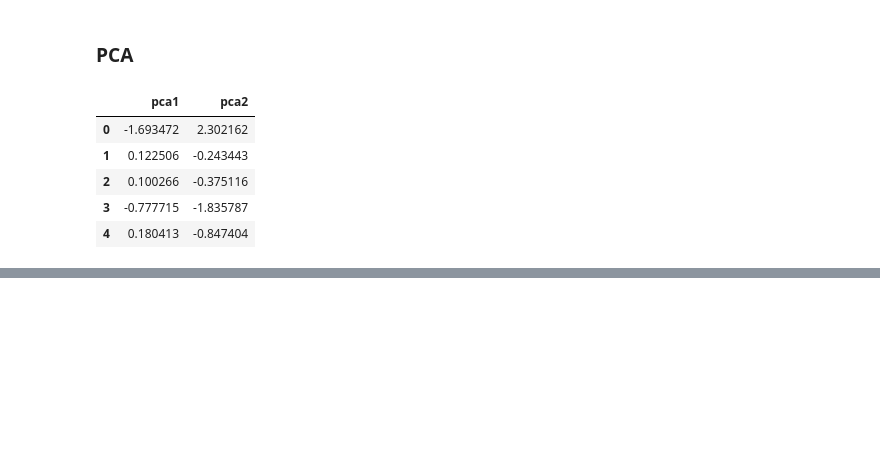
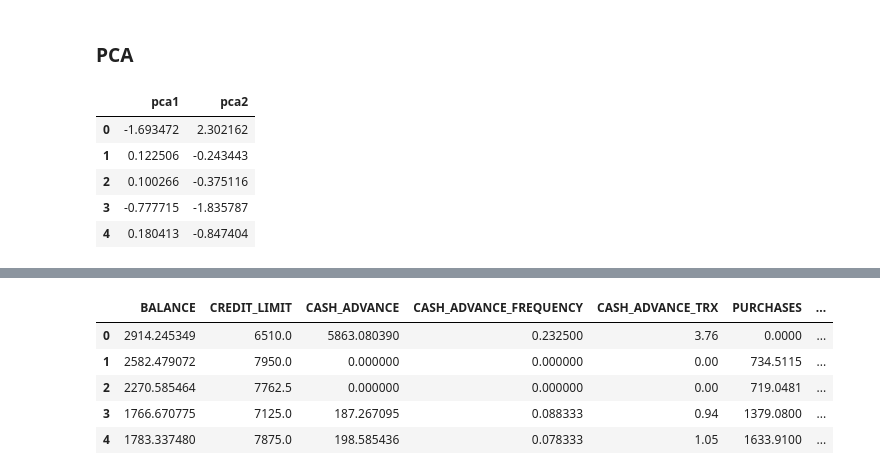
Before and after one commit to mhs10031990/INS_CUST_SEGMT_Repo, a Jupyter notebook: CUST_SEGMT_Unsupervised_Modeling.ipynb, the cells around one changed output, grey strips where cells are left out. Cells and saved outputs as stored; diff of their text form; code cells hidden in the pictures; blank space fills up the shorter version.

```diff
--- a/CUST_SEGMT_Unsupervised_Modeling.ipynb
+++ b/CUST_SEGMT_Unsupervised_Modeling.ipynb
@@ -244,7 +263,14 @@ cluster_centers
 # %%
 # create a column as "cluster" & store the respective cluster name that they belongs to
-creditcard_cluster_df = pd.concat([df,pd.DataFrame({'cluster':kmeans_model.labels_})],axis=1)
-creditcard_cluster_df.head()
+cluster_df = pd.concat([df,pd.DataFrame({'cluster':kmeans_model.labels_})],axis=1)
+cluster_df.head()
+# %% [output]
+|  | BALANCE | CREDIT_LIMIT | CASH_ADVANCE | CASH_ADVANCE_FREQUENCY | CASH_ADVANCE_TRX | PURCHASES | ... |
+| 0 | 2914.245349 | 6510.0 | 5863.080390 | 0.232500 | 3.76 | 0.0000 | ... |
+| 1 | 2582.479072 | 7950.0 | 0.000000 | 0.000000 | 0.00 | 734.5115 | ... |
+| 2 | 2270.585464 | 7762.5 | 0.000000 | 0.000000 | 0.00 | 719.0481 | ... |
+| 3 | 1766.670775 | 7125.0 | 187.267095 | 0.088333 | 0.94 | 1379.0800 | ... |
+| 4 | 1783.337480 | 7875.0 | 198.585436 | 0.078333 | 1.05 | 1633.9100 | ... |
 # %%
 cluster_1_df = creditcard_cluster_df[cluster_df["cluster"]==0]
 cluster_1_df.head()
```
Also changed, not shown: parts of 16 cells of this notebook.
